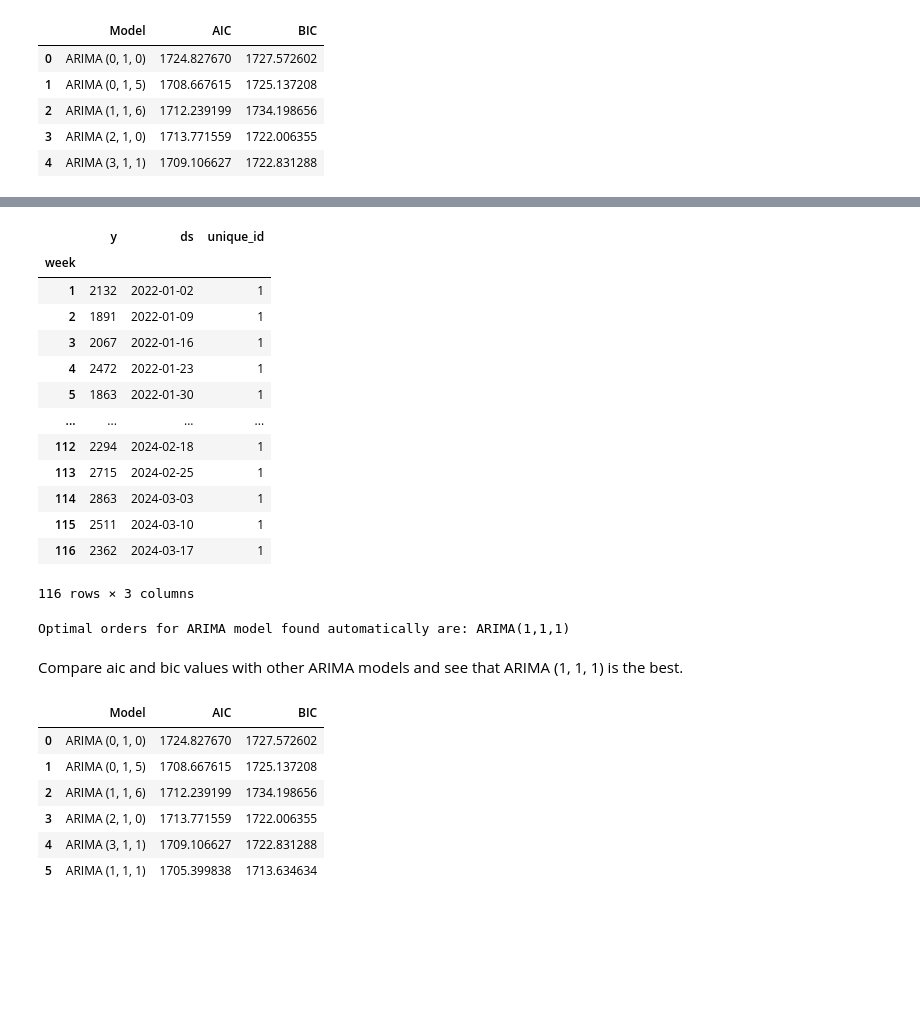
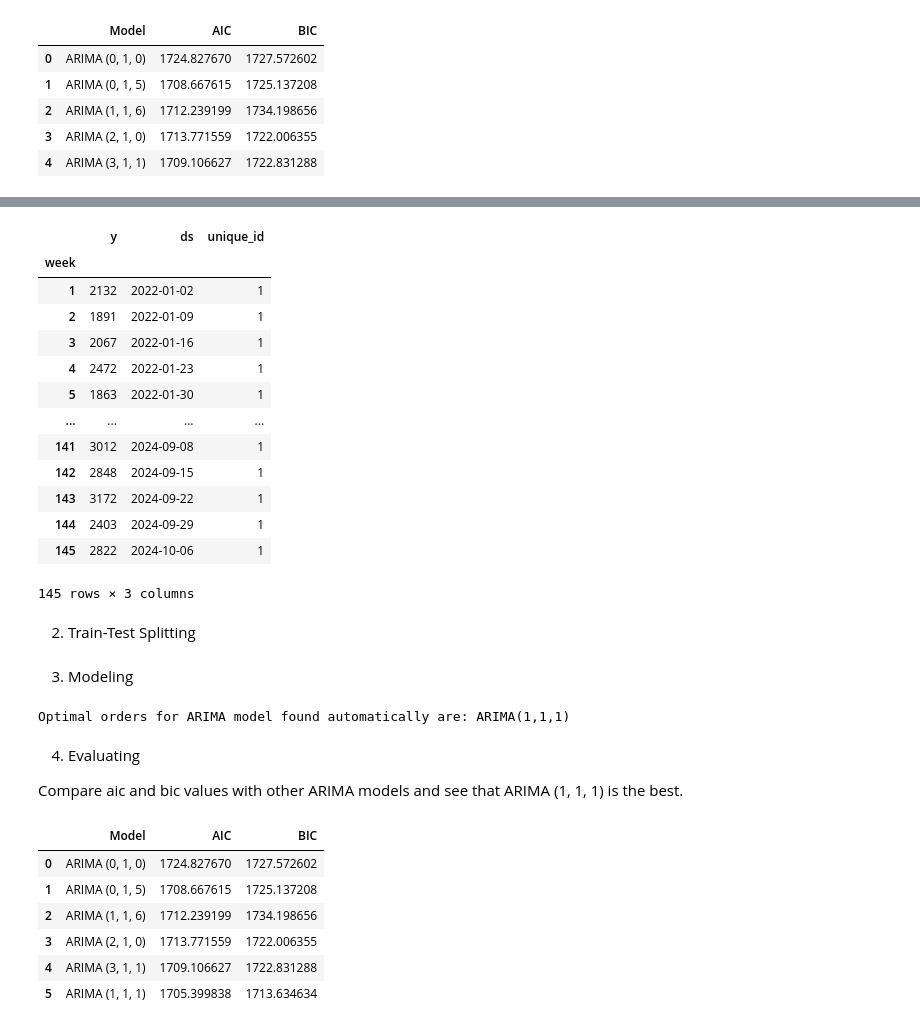
Before and after one commit to AwanRaskall/ml-demand-driven-order-planning, a Jupyter notebook: product_demand_prediction.ipynb, the cells around one changed output, grey strips where cells are left out. Saved outputs shown, nothing was run; the diff lists cells and outputs as text; code cells hidden in the pictures; blank space fills up the shorter version.

Commit message:
Changed dataset preparing part + added S/Arima prediction parts

```diff
--- a/product_demand_prediction.ipynb
+++ b/product_demand_prediction.ipynb
@@ -554,7 +554,8 @@ Firt week will start from 2022-01-02 (sun) and then the second week will be 2022
 # %%
 start = pd.to_datetime('2022-01-02')
-df_work['ds'] = start + pd.to_timedelta(df_work.index - 1, unit='W')
-df_work.head()
+df_work_ds = df_work.copy()
+df_work_ds['ds'] = start + pd.to_timedelta(df_work_ds.index - 1, unit='W')
+df_work_ds.head()
 # %% [output]
 |  | num_units | ds |
 | week |  |  |
@@ -677,21 +685,23 @@ Now, let's use **Automatic order search**. For AutoARIMA of StatsForecast train
 # %%
-# modify trainset for function
-au_train_arima_df = train.copy()
-au_train_arima_df.rename(columns = {'num_units': 'y'}, inplace = True)
-au_train_arima_df['unique_id'] = '1'
-au_train_arima_df
+df_arima_auto = df_work_ds.copy()
+
+df_arima_auto.rename(columns = {'num_units': 'y'}, inplace = True)
+df_arima_auto['unique_id'] = '1'
+df_arima_auto
 # %% [output]
 |  | y | ds | unique_id |
 | week |  |  |  |
 | 1 | 2132 | 2022-01-02 | 1 |
 | 2 | 1891 | 2022-01-09 | 1 |
 | 3 | 2067 | 2022-01-16 | 1 |
 | 4 | 2472 | 2022-01-23 | 1 |
 | 5 | 1863 | 2022-01-30 | 1 |
 | ... | ... | ... | ... |
-| 112 | 2294 | 2024-02-18 | 1 |
-| 113 | 2715 | 2024-02-25 | 1 |
-| 114 | 2863 | 2024-03-03 | 1 |
-| 115 | 2511 | 2024-03-10 | 1 |
-| 116 | 2362 | 2024-03-17 | 1 |
+| 141 | 3012 | 2024-09-08 | 1 |
+| 142 | 2848 | 2024-09-15 | 1 |
+| 143 | 3172 | 2024-09-22 | 1 |
+| 144 | 2403 | 2024-09-29 | 1 |
+| 145 | 2822 | 2024-10-06 | 1 |
-116 rows × 3 columns
+145 rows × 3 columns
+# %% [markdown]
+2. Train-Test Splitting
@@ -698,3 +710,5 @@ au_train_arima_df
+# %% [markdown]
+3. Modeling
 # %%
 model_arima = AutoARIMA(
     seasonal = False,
@@ -721,6 +738,8 @@ print(f'Optimal orders for ARIMA model found automatically are: {arima_string(sf
 # %% [output]
 Optimal orders for ARIMA model found automatically are: ARIMA(1,1,1)
 # %% [markdown]
+4. Evaluating
+
 Compare aic and bic values with other ARIMA models and see that ARIMA (1, 1, 1) is the best.
 # %%
 sf_arima_fitted = sf_arima.fitted_[0,0].model_
```
Also changed, not shown: parts of 32 cells of this notebook.
